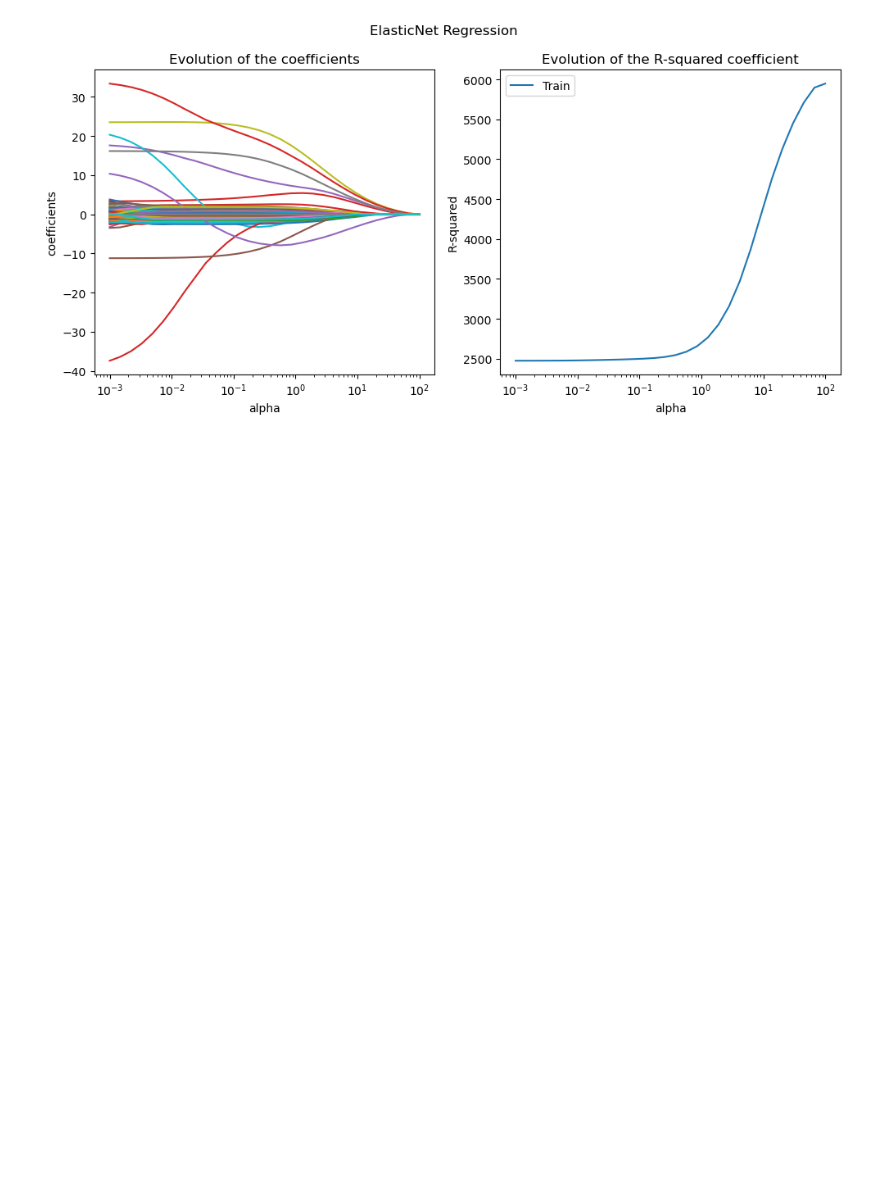
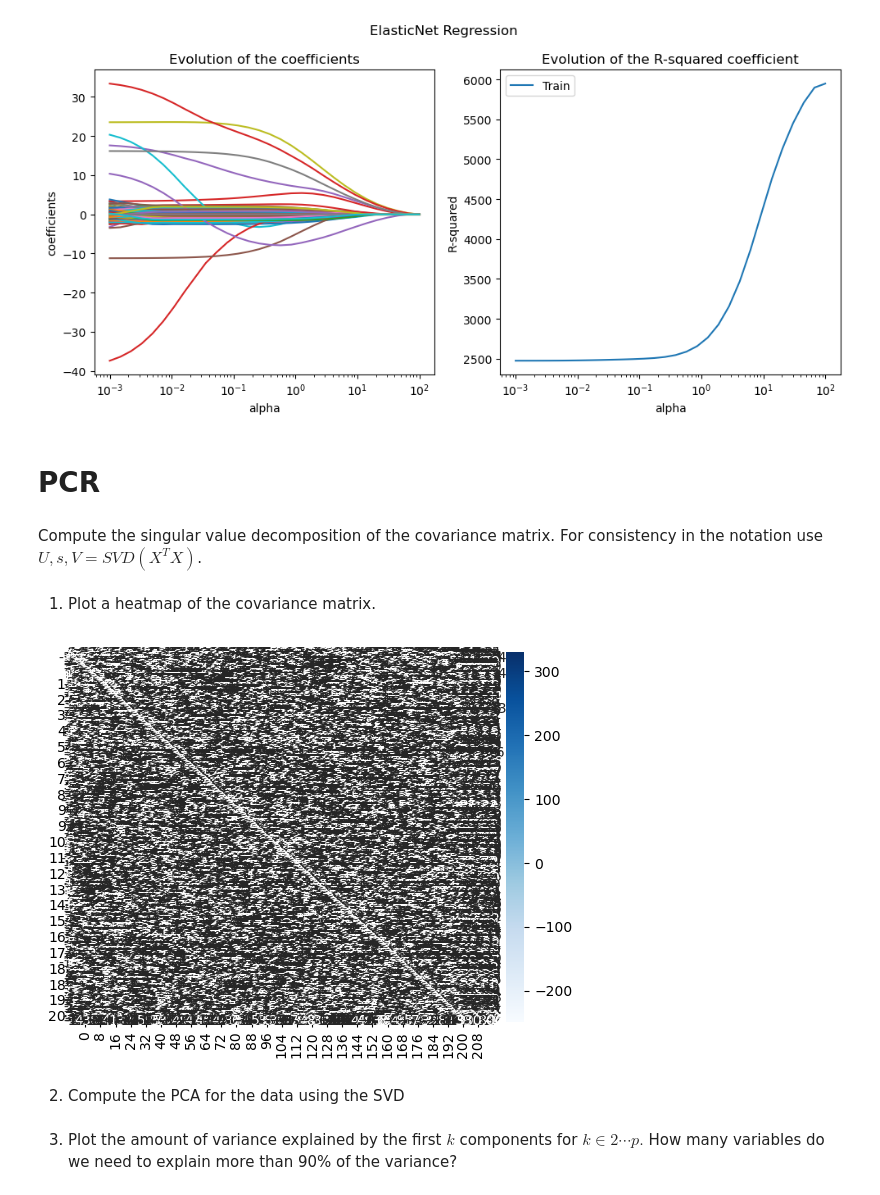
Before and after one commit to lmcastanedame/SD-TSIA204_TP2_Linear-Regression, a Jupyter notebook: TP2 - SD-TSIA204.ipynb, the cells around one changed output. Saved outputs shown, nothing was run; the diff lists cells and outputs as text; code cells hidden in the pictures; blank space fills up the shorter version.

```diff
--- a/TP2 - SD-TSIA204.ipynb
+++ b/TP2 - SD-TSIA204.ipynb
@@ -450,3 +456,8 @@ coefficients("Lasso", alphas, X_train, y_train)
 coefficients("ElasticNet", alphas, X_train, y_train)
 # %% [output]
 [figure]
+# %% [markdown]
+# PCR
+# %% [markdown]
+Compute the singular value decomposition of the covariance matrix. For consistency in the notation
+use $U, s, V = SVD(X^T X)$.
@@ -452,0 +468,13 @@ coefficients("ElasticNet", alphas, X_train, y_train)
+# %% [markdown]
+1. Plot a heatmap of the covariance matrix.
+# %%
+# Plot a heatmap of the covariance matrix.
+
+import seaborn as sns
+
+sns.heatmap(X_train.T.dot(X_train), annot=True, fmt='.2f', cmap='Blues')
+plt.show()
+# %% [output]
+[figure, added]
+# %% [markdown]
+2. Compute the PCA for the data using the SVD
@@ -452,0 +488,3 @@ coefficients("ElasticNet", alphas, X_train, y_train)
+# %% [markdown]
+3. Plot the amount of variance explained by the first $k$ components for $k \in 2 \cdots p.$ How many
+variables do we need to explain more than 90% of the variance?
```
Also changed, not shown: parts of 6 cells of this notebook.
